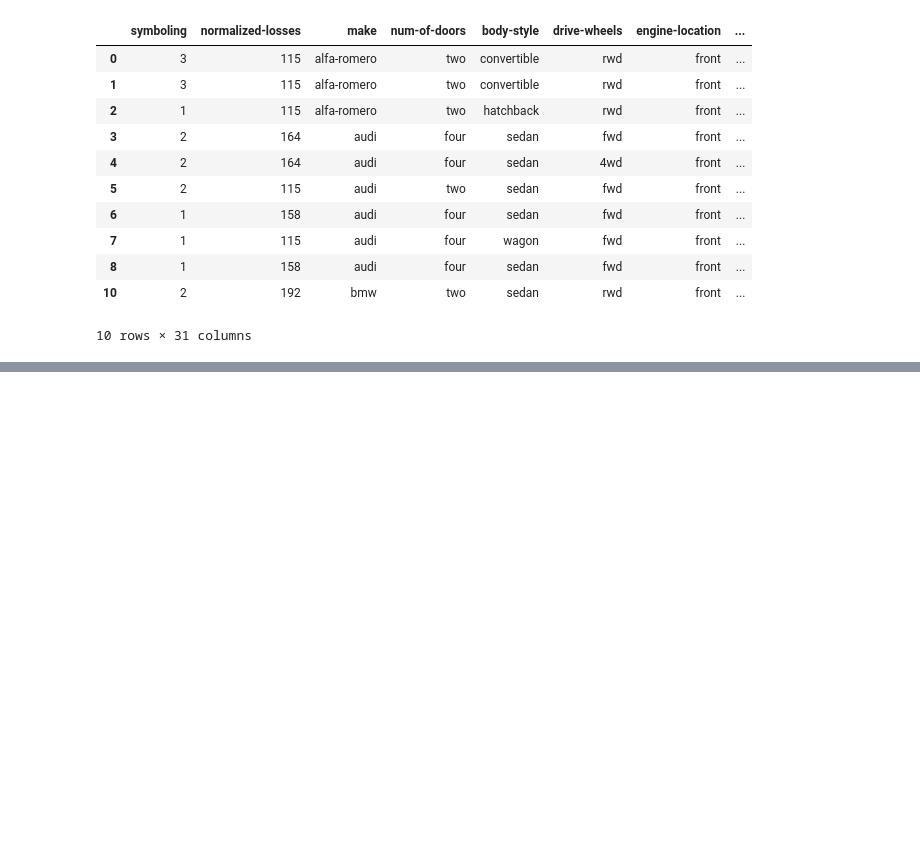
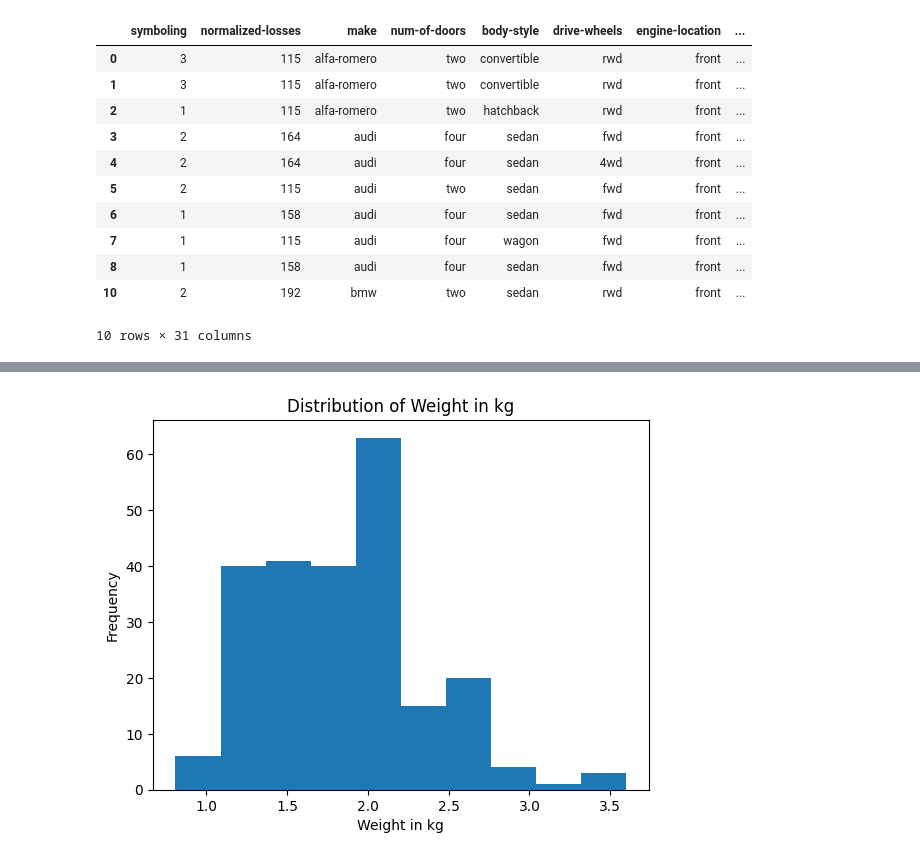
Before and after one commit to Yasir-4/data-science-practice, a Jupyter notebook: practice_2.ipynb, the cells around one changed output, grey strips where cells are left out. Cells and saved outputs as stored; diff of their text form; code cells hidden in the pictures; blank space fills up the shorter version.

```diff
--- a/practice_2.ipynb
+++ b/practice_2.ipynb
@@ -3588,3 +3588,6 @@ used_cars_df.head(10)
 10 rows × 31 columns
 # %%
 used_cars_df.to_csv("clean_used_cars_df.csv")
+# %%
+filepath = "https://cf-courses-data.s3.us.cloud-object-storage.appdomain.cloud/IBMDeveloperSkillsNetwork-DA0101EN-Coursera/laptop_pricing_dataset_mod1.csv"
+laptops_df = pd.read_csv(filepath)
@@ -3590,0 +3603,3 @@ used_cars_df.to_csv("clean_used_cars_df.csv")
+# %%
+laptops_df["Screen_Size_cm"] = np.round(laptops_df["Screen_Size_cm"], 2)
+laptops_df.head()
@@ -3590,0 +3656,7 @@ used_cars_df.to_csv("clean_used_cars_df.csv")
+# %%
+plt.hist(laptops_df["Weight_kg"])
+plt.title("Distribution of Weight in kg")
+plt.gca().set(xlabel="Weight in kg", ylabel="Frequency")
+plt.show()
+# %% [output]
+[figure, added]
```
Also changed, not shown: parts of 31 cells of this notebook.
